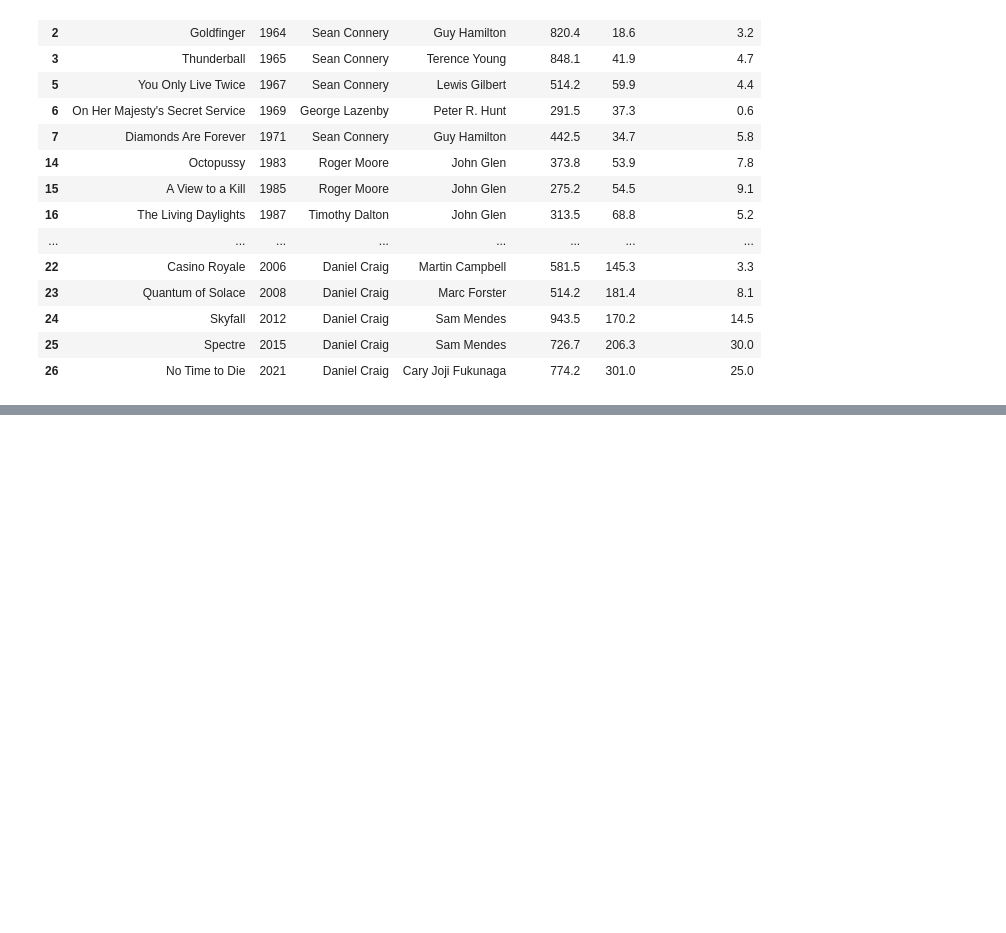
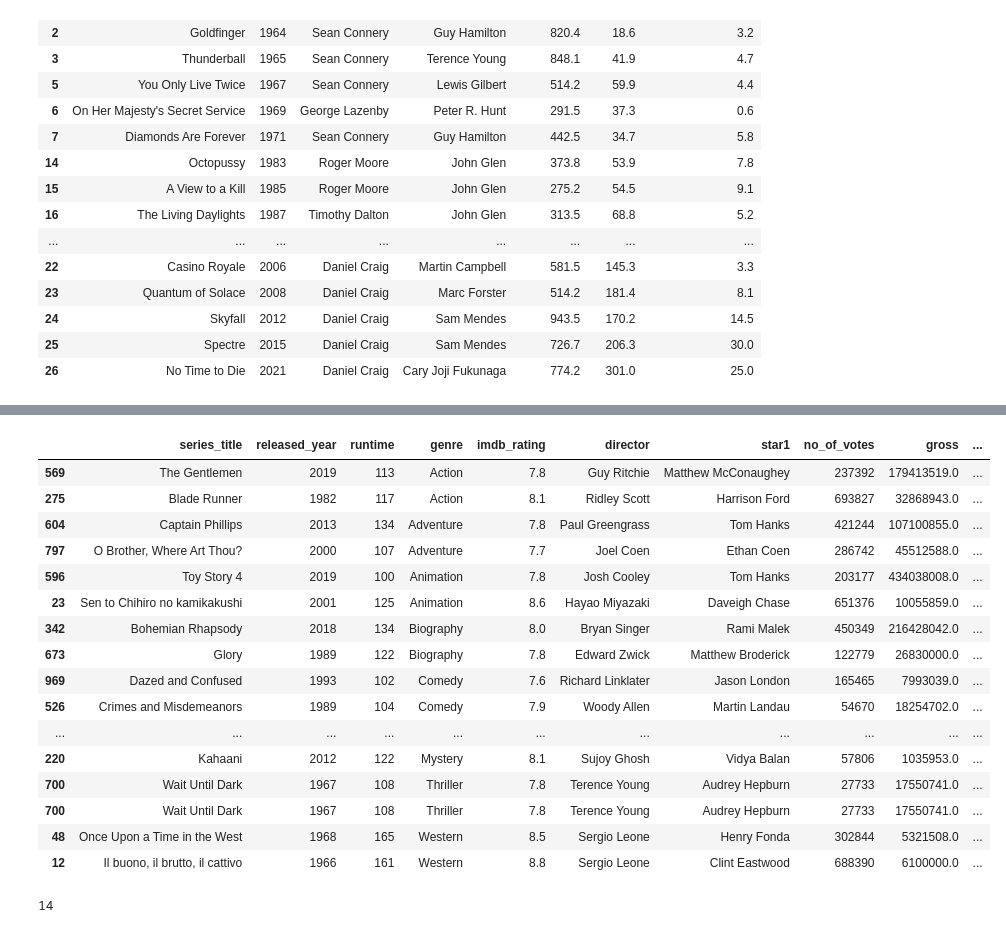
Before and after one commit to abhishekjha462000/data_science_final, a Jupyter notebook: W11_data_analysis_process/abhilash.ipynb, the cells around one changed output, grey strips where cells are left out. Saved outputs shown, nothing was run; the diff lists cells and outputs as text; code cells hidden in the pictures; blank space fills up the shorter version.

```diff
--- a/W11_data_analysis_process/abhilash.ipynb
+++ b/W11_data_analysis_process/abhilash.ipynb
@@ -575,0 +805,24 @@ df.dropna(axis = 0, how = 'any')
+# %%
+gbo.sample(2, replace = True)
+# %% [output]
+|  | series_title | released_year | runtime | genre | imdb_rating | director | star1 | no_of_votes | gross | ... |
+| 569 | The Gentlemen | 2019 | 113 | Action | 7.8 | Guy Ritchie | Matthew McConaughey | 237392 | 179413519.0 | ... |
+| 275 | Blade Runner | 1982 | 117 | Action | 8.1 | Ridley Scott | Harrison Ford | 693827 | 32868943.0 | ... |
+| 604 | Captain Phillips | 2013 | 134 | Adventure | 7.8 | Paul Greengrass | Tom Hanks | 421244 | 107100855.0 | ... |
+| 797 | O Brother, Where Art Thou? | 2000 | 107 | Adventure | 7.7 | Joel Coen | Ethan Coen | 286742 | 45512588.0 | ... |
+| 596 | Toy Story 4 | 2019 | 100 | Animation | 7.8 | Josh Cooley | Tom Hanks | 203177 | 434038008.0 | ... |
+| 23 | Sen to Chihiro no kamikakushi | 2001 | 125 | Animation | 8.6 | Hayao Miyazaki | Daveigh Chase | 651376 | 10055859.0 | ... |
+| 342 | Bohemian Rhapsody | 2018 | 134 | Biography | 8.0 | Bryan Singer | Rami Malek | 450349 | 216428042.0 | ... |
+| 673 | Glory | 1989 | 122 | Biography | 7.8 | Edward Zwick | Matthew Broderick | 122779 | 26830000.0 | ... |
+| 969 | Dazed and Confused | 1993 | 102 | Comedy | 7.6 | Richard Linklater | Jason London | 165465 | 7993039.0 | ... |
+| 526 | Crimes and Misdemeanors | 1989 | 104 | Comedy | 7.9 | Woody Allen | Martin Landau | 54670 | 18254702.0 | ... |
+| ... | ... | ... | ... | ... | ... | ... | ... | ... | ... | ... |
+| 220 | Kahaani | 2012 | 122 | Mystery | 8.1 | Sujoy Ghosh | Vidya Balan | 57806 | 1035953.0 | ... |
+| 700 | Wait Until Dark | 1967 | 108 | Thriller | 7.8 | Terence Young | Audrey Hepburn | 27733 | 17550741.0 | ... |
+| 700 | Wait Until Dark | 1967 | 108 | Thriller | 7.8 | Terence Young | Audrey Hepburn | 27733 | 17550741.0 | ... |
+| 48 | Once Upon a Time in the West | 1968 | 165 | Western | 8.5 | Sergio Leone | Henry Fonda | 302844 | 5321508.0 | ... |
+| 12 | Il buono, il brutto, il cattivo | 1966 | 161 | Western | 8.8 | Sergio Leone | Clint Eastwood | 688390 | 6100000.0 | ... |
+# %%
+len(gbo)
+# %% [output]
+14
```
Also changed, not shown: parts of 49 cells of this notebook.
